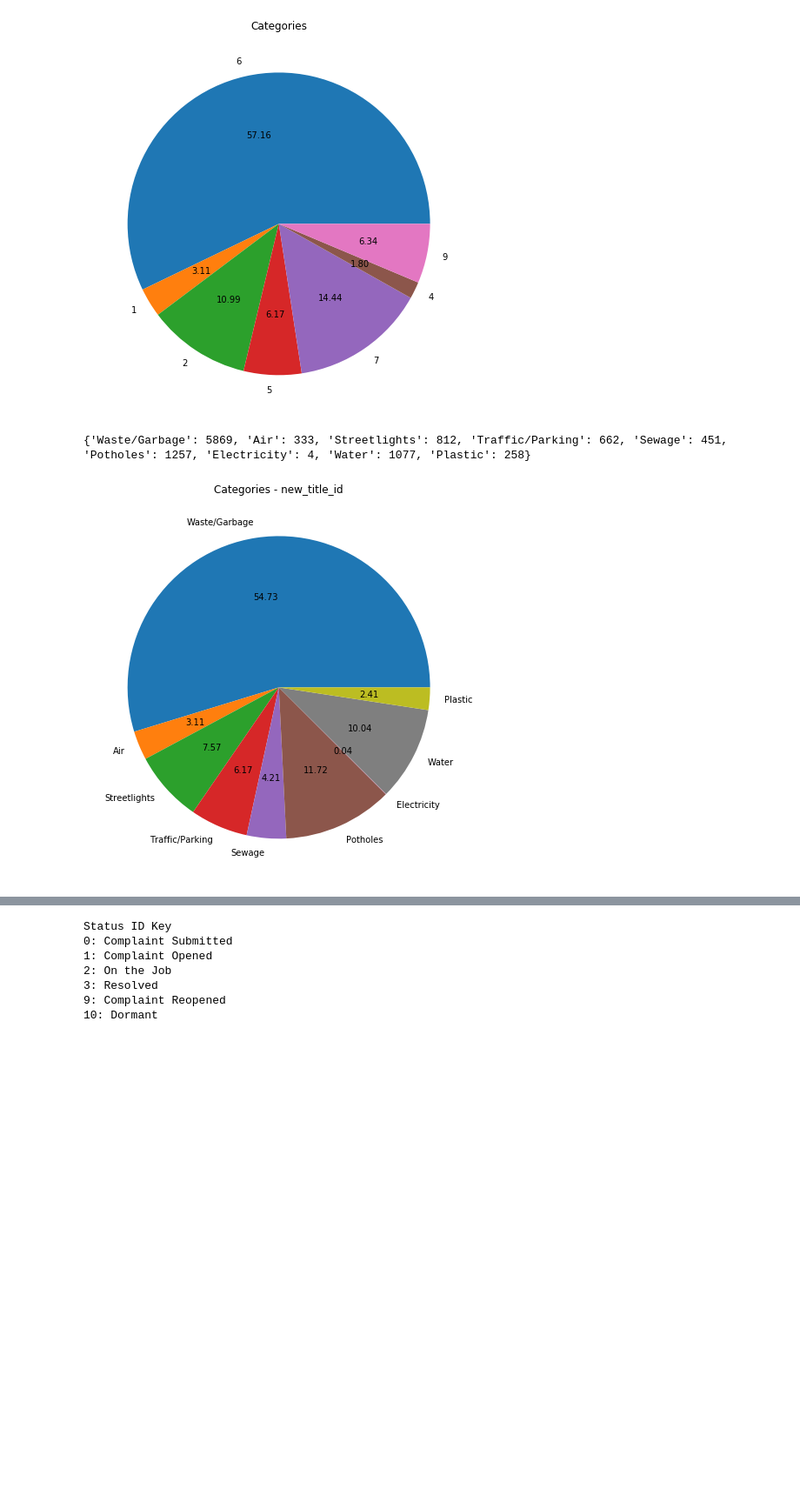
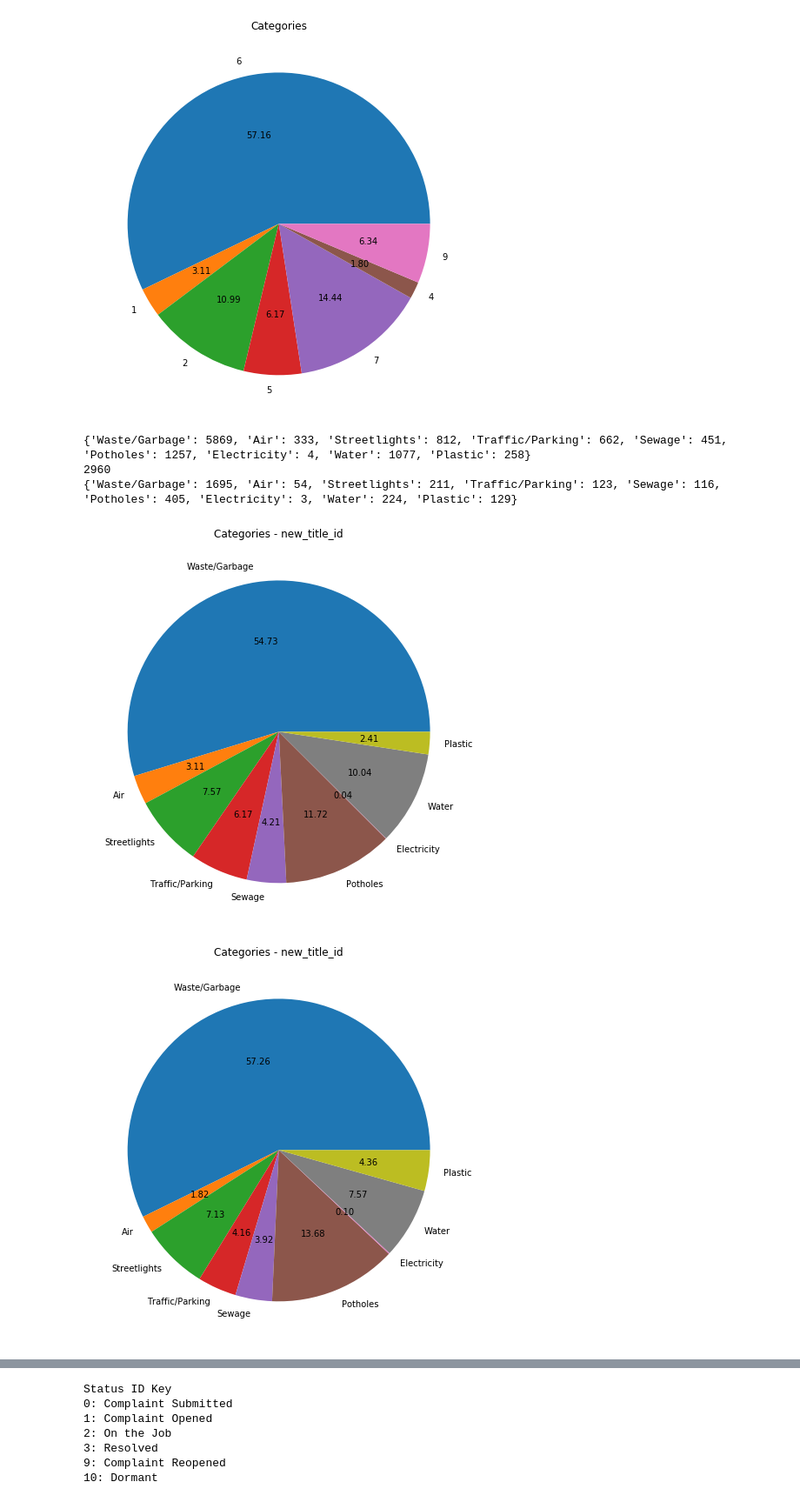
Before and after one commit to ShriyaShankar/Ward-Index, a Jupyter notebook: test_ML.ipynb, the cells around one changed output, grey strips where cells are left out. Shown at 87% size. Cells and saved outputs as stored; diff of their text form; code cells hidden in the pictures; blank space fills up the shorter version.

```diff
--- a/test_ML.ipynb
+++ b/test_ML.ipynb
@@ -308,23 +308,30 @@ plt.pie(cat.values(),labels = cat.keys(),autopct = '%.2f')
   Text(0.5881322104063914, -0.11874553921091979, '6.34')])
 [figure]
 # %%
-def bar_new_cat():
+def bar_new_cat(df1):
     new_cat = {}
-    for i in df.new_title_id:
+    for i in df1.new_title_id:
         if i not in new_cat:
             new_cat[i] = 1
         else:
             new_cat[i]+=1
     plt.figure(figsize = (8,8))
     plt.title("Categories - new_title_id")
     #plt.grid(True)
     print(new_cat)
     plt.pie(new_cat.values(),labels = new_cat.keys(),  autopct = '%.2f')# color = ['green','red'], tick_label = df.new_title_id.unique())
 
-bar_new_cat()
+bar_new_cat(df)
+
+df_b = df[df['city_number']==1]
+print(len(df_b.id))
+bar_new_cat(df_b)
 # %% [output]
 {'Waste/Garbage': 5869, 'Air': 333, 'Streetlights': 812, 'Traffic/Parking': 662, 'Sewage': 451, 'Potholes': 1257, 'Electricity': 4, 'Water': 1077, 'Plastic': 258}
+2960
+{'Waste/Garbage': 1695, 'Air': 54, 'Streetlights': 211, 'Traffic/Parking': 123, 'Sewage': 116, 'Potholes': 405, 'Electricity': 3, 'Water': 224, 'Plastic': 129}
 [figure]
+[figure, added]
 # %%
 def word_cloud(df):
     df['description'] = df['description'].str.lower()
```
Also changed, not shown: parts of 10 cells of this notebook, 7 other files.
